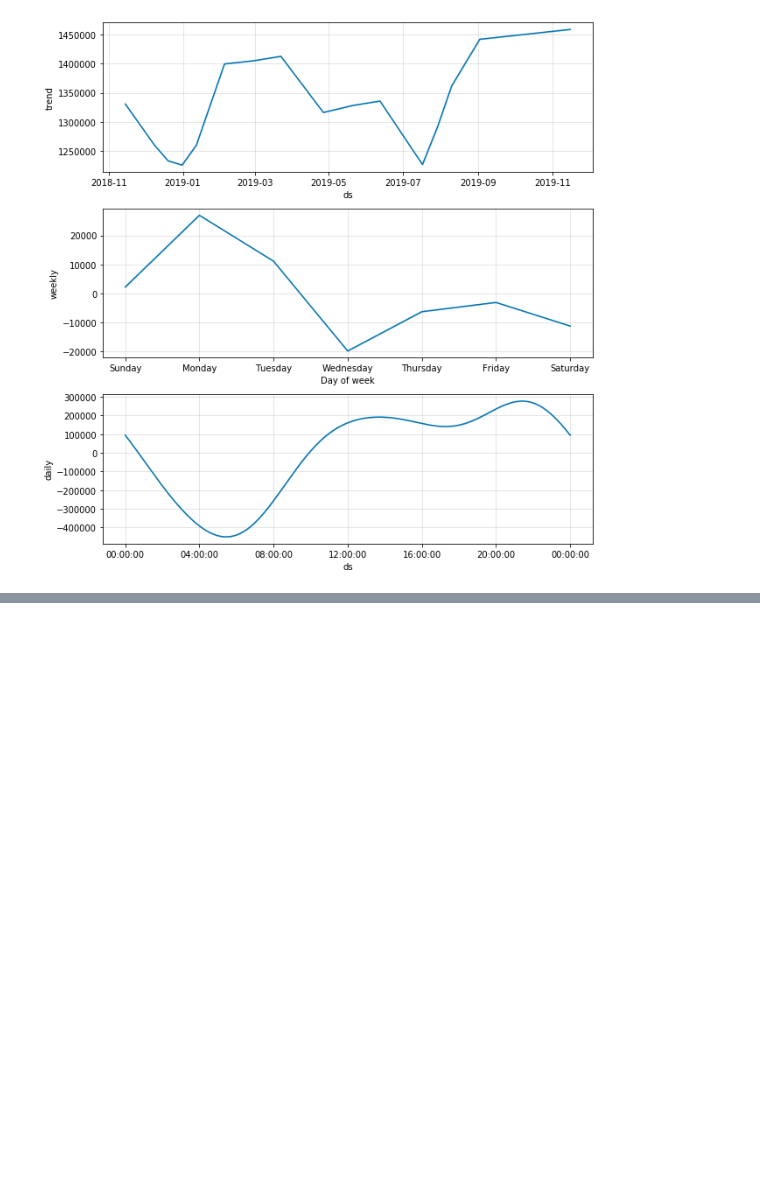
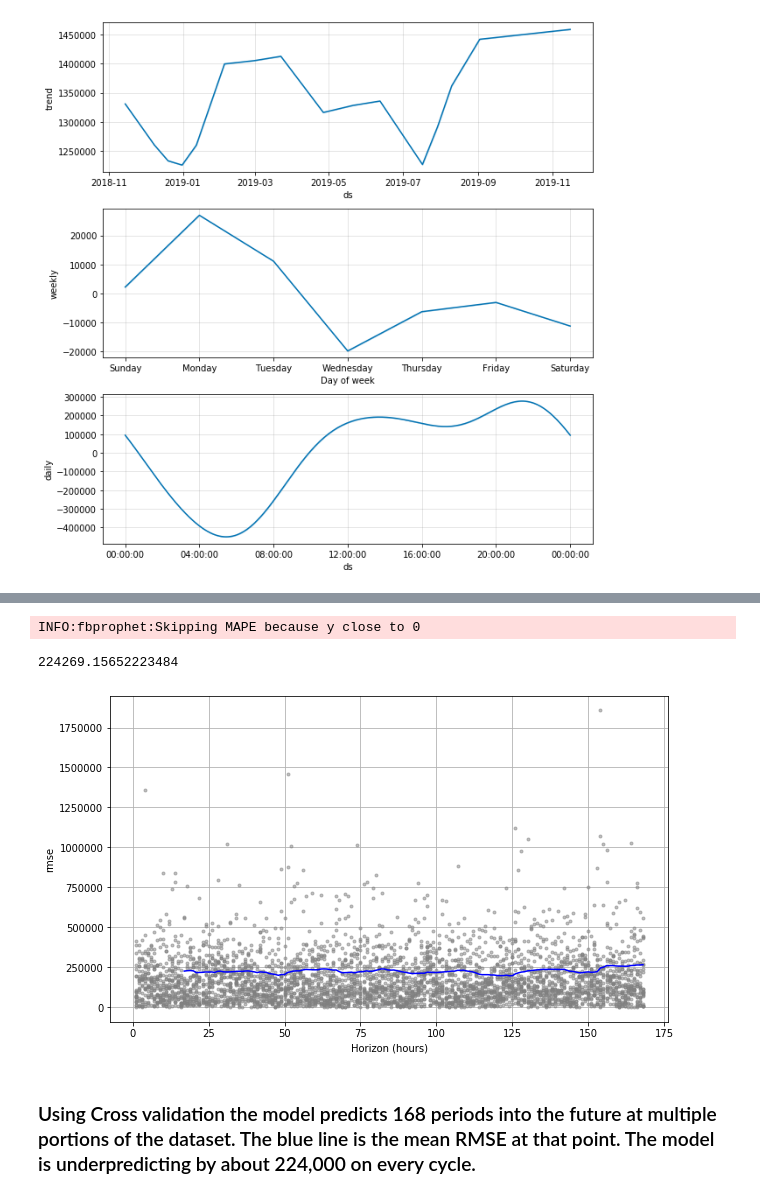
Before and after one commit to Landstein/Water-Treatment-Plant-Power-Predictions, a Jupyter notebook: Facebook Prophet Analysis.ipynb, the cells around one changed output, grey strips where cells are left out. Drawn from its saved outputs; the diff is of its cells as text; code cells hidden in the pictures; blank space fills up the shorter version.

```diff
--- a/Facebook Prophet Analysis.ipynb
+++ b/Facebook Prophet Analysis.ipynb
@@ -134,0 +168,12 @@ m.plot_components(forecast);
+# %%
+# Initial 6 month training period
+initial = 4368
+initial = str(initial) + ' hours'
+# Fold every 1 week
+period = 168
+period = str(period) + ' hours'
+# Forecast 1 week into the future
+horizon = 168
+horizon = str(horizon) + ' hours'
+# %%
+df_cv = cross_validation(m, initial=initial, period=period, horizon = horizon)
@@ -134,0 +192,12 @@ m.plot_components(forecast);
+# %%
+# Average RMSE which is displayed by the blue line in the chart below
+performance_metrics(df_cv)['rmse'].mean()
+# %% [output]
+INFO:fbprophet:Skipping MAPE because y close to 0
+224269.15652223484
+# %%
+plot_cross_validation_metric(df_cv, metric='rmse');
+# %% [output]
+[figure, added]
+# %% [markdown]
+### Using Cross validation the model predicts 168 periods into the future at multiple portions of the dataset.  The blue line is the mean RMSE at that point.  The model is underpredicting by about 224,000 on every cycle.
```
Also changed, not shown: parts of 8 cells of this notebook.
